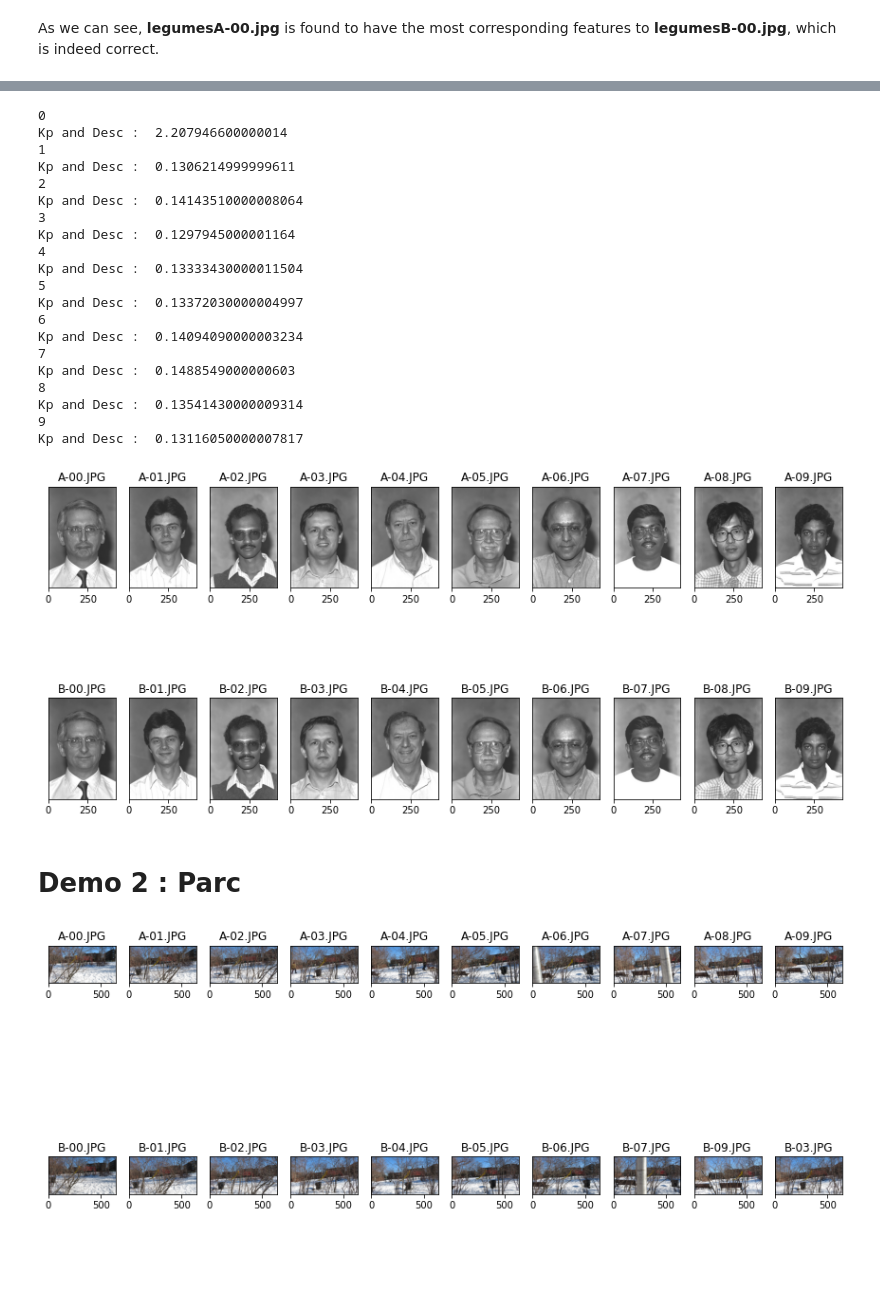
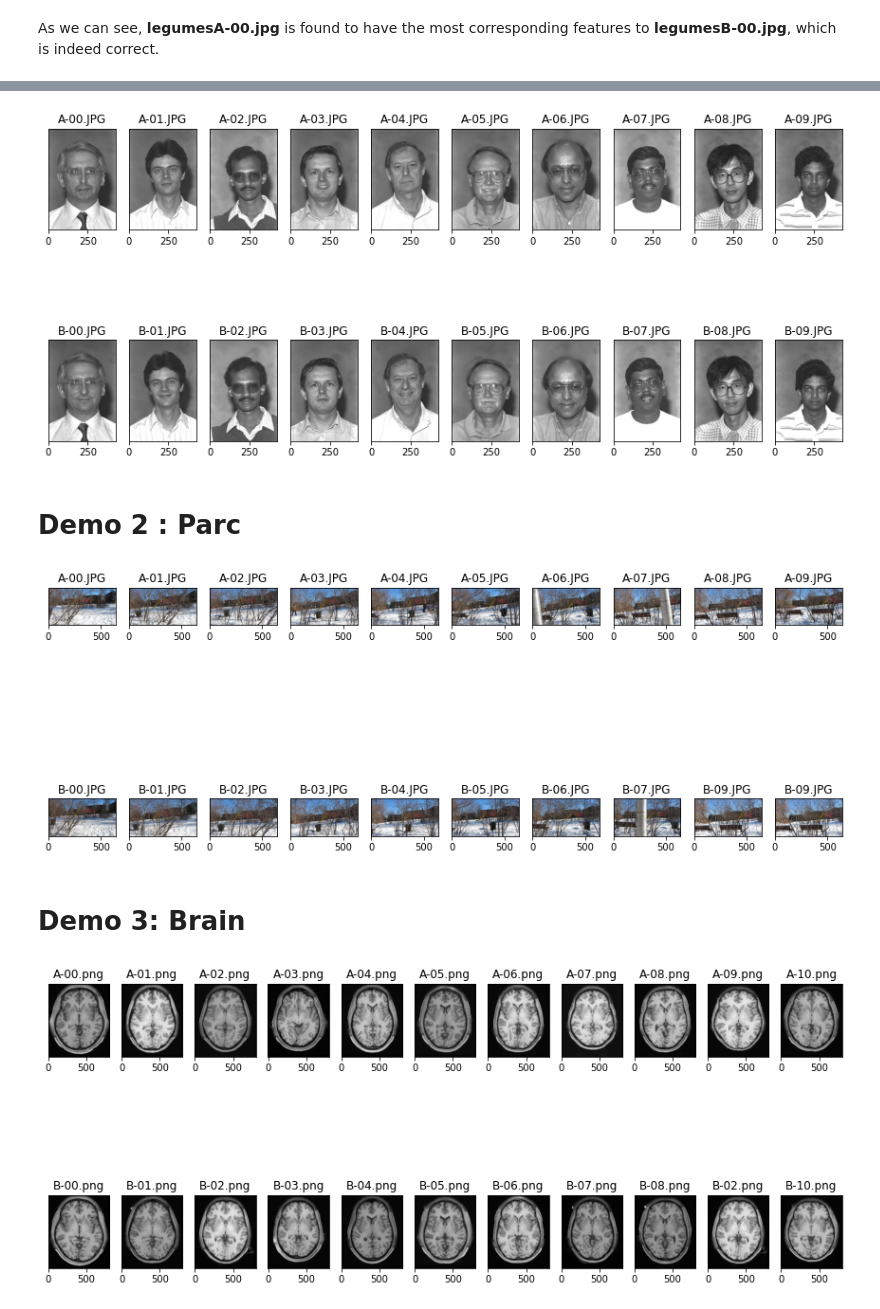
Before and after one commit to liamaltarac/SYS809_Feature_Matching, a Jupyter notebook: image_matching.ipynb, the cells around one changed output, grey strips where cells are left out. Cells and saved outputs as stored; diff of their text form; code cells hidden in the pictures; blank space fills up the shorter version.

```diff
--- a/image_matching.ipynb
+++ b/image_matching.ipynb
@@ -37,7 +34,7 @@ def match_image(img_path, img_set):
     #img = cv2.imread(img_path , cv2.IMREAD_GRAYSCALE)
     #kp1, des1 = sift.detectAndCompute(img,None)
     #print(des1)
-    bf = cv2.BFMatcher(cv2.NORM_L1)
+    bf = cv2.BFMatcher(cv2.NORM_L2SQR)
     #flann = cv2.FlannBasedMatcher(index_params,search_params)
     #start = timeit.default_timer()
     kp1,des1 = feat_extractor.get_keypoints_and_descriptors(img_path)
@@ -108,26 +105,6 @@ for i, img in enumerate(img_list_A):
     ax[1][i].get_yaxis().set_visible(False)
 fig.subplots_adjust(wspace=0.2)
 # %% [output]
-0
-Kp and Desc :  2.207946600000014
-1
-Kp and Desc :  0.1306214999999611
-2
-Kp and Desc :  0.14143510000008064
-3
-Kp and Desc :  0.1297945000001164
-4
-Kp and Desc :  0.13333430000011504
-5
-Kp and Desc :  0.13372030000004997
-6
-Kp and Desc :  0.14094090000003234
-7
-Kp and Desc :  0.1488549000000603
-8
-Kp and Desc :  0.13541430000009314
-9
-Kp and Desc :  0.13116050000007817
 [figure]
 # %% [markdown]
 # Demo 2 : Parc
@@ -158,4 +135,34 @@ for i, img in enumerate(img_list_A):
     ax[1][i].get_yaxis().set_visible(False)
 fig.subplots_adjust(wspace=0.2)
 # %% [output]
-[figure, old version]
+[figure, new version]
+# %% [markdown]
+# Demo 3: Brain
+# %%
+img_dir = './SYS809_projet2022_sequences2'
+img_list_A = [os.path.join(img_dir, f ) for f in listdir(img_dir) if f.startswith("brainA")]
+img_list_B = [os.path.join(img_dir, f ) for f in listdir(img_dir) if f.startswith("brainB")]
+
+
+fig, ax = plt.subplots(2, len(img_list_A), figsize=(15, 7.5))
+
+
+for i, img in enumerate(img_list_A):
+    #fig, axes = plt.subplots(nrows=2, ncols=len(img_list_A))
+    #fig.tight_layout() # Or equivalently,  "plt.tight_layout()"
+
+    im_A = image.imread(img)
+    name_A = os.path.basename(img)
+    ax[0][i].imshow(im_A)
+    ax[0][i].set_title(name_A[-8:])
+    ax[0][i].get_yaxis().set_visible(False)
+
+    im_match = match_image(img, img_list_B )[0][0]
+    name_match = os.path.basename(im_match)
+    im_match =  image.imread(im_match)
+    ax[1][i].imshow(im_match)
+    ax[1][i].set_title(name_match[-8:])
+    ax[1][i].get_yaxis().set_visible(False)
+fig.subplots_adjust(wspace=0.2)
+# %% [output]
+[figure, added]
```
Also changed, not shown: parts of 4 cells of this notebook, 2 other files.
